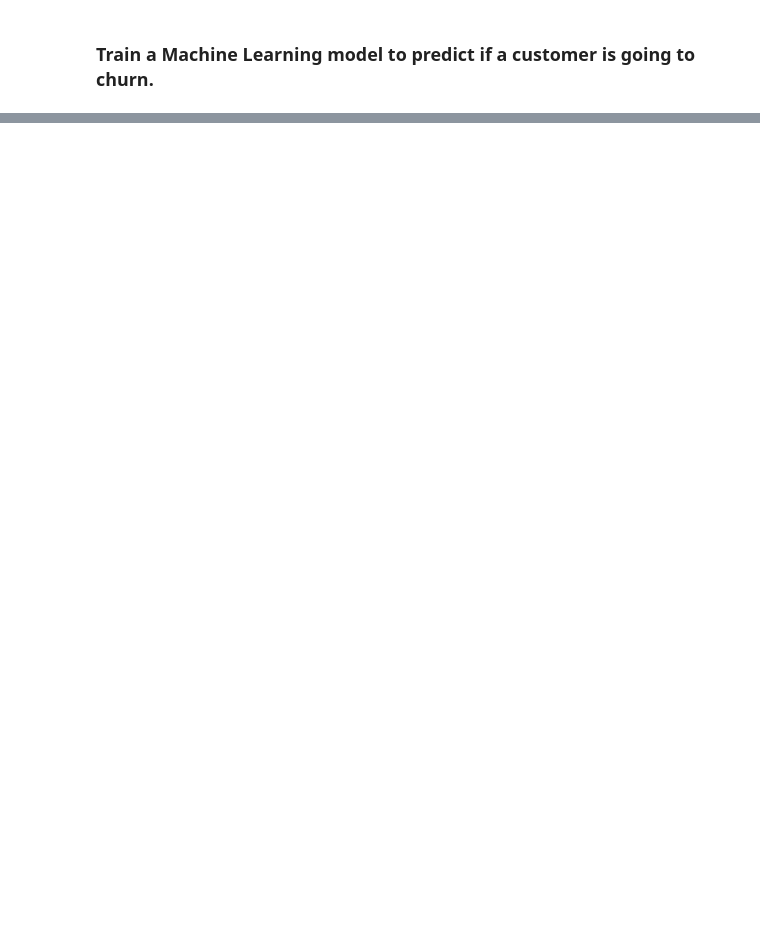
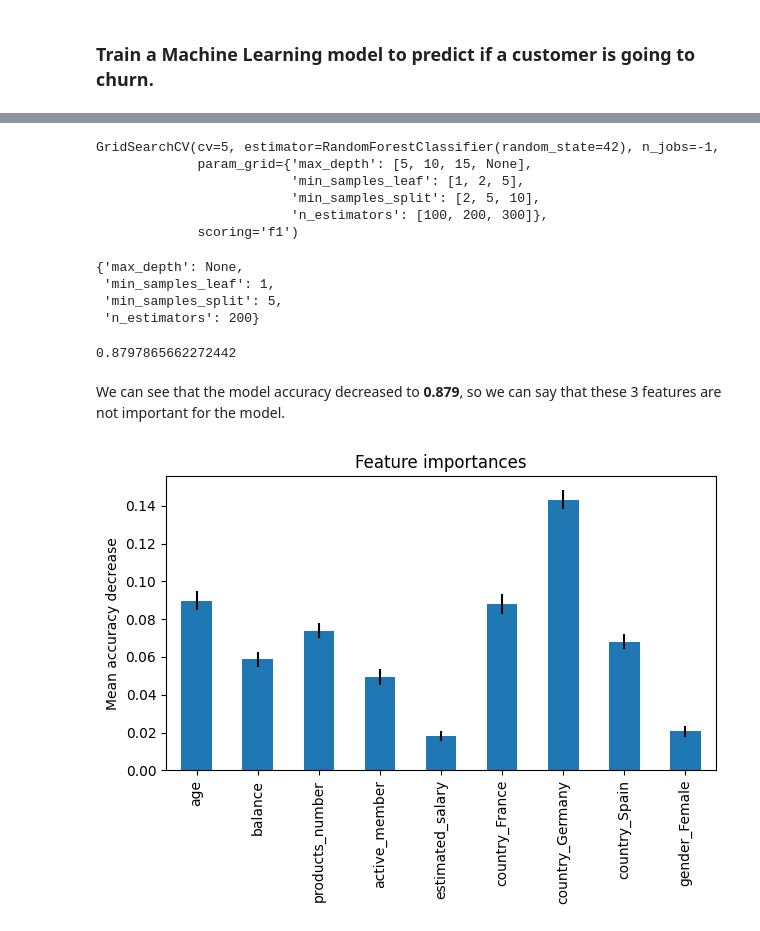
Before and after one commit to Marini97/DS-Assessment, a Jupyter notebook: Exercise 1/train.ipynb, the cells around one changed output, grey strips where cells are left out. Cells and saved outputs as stored; diff of their text form; code cells hidden in the pictures; blank space fills up the shorter version.

```diff
--- a/Exercise 1/train.ipynb
+++ b/Exercise 1/train.ipynb
@@ -210,0 +375,7 @@ sns.barplot(y=models[0]['F1 Score'].keys(), x=models[0]['F1 Score'], color="b")
+# %%
+# drop the 3 least important features
+X = X.drop(low_importance_features, axis=1)
+
+X_train, X_test, y_train, y_test = train_test_split(X, y, test_size=0.2, random_state=42)
+
+X_train.head()
@@ -210,0 +389,38 @@ sns.barplot(y=models[0]['F1 Score'].keys(), x=models[0]['F1 Score'], color="b")
+# %%
+grid_search.fit(X_train, y_train)
+# %% [output]
+GridSearchCV(cv=5, estimator=RandomForestClassifier(random_state=42), n_jobs=-1,
+             param_grid={'max_depth': [5, 10, 15, None],
+                         'min_samples_leaf': [1, 2, 5],
+                         'min_samples_split': [2, 5, 10],
+                         'n_estimators': [100, 200, 300]},
+             scoring='f1')
+# %%
+grid_search.best_params_
+# %% [output]
+{'max_depth': None,
+ 'min_samples_leaf': 1,
+ 'min_samples_split': 5,
+ 'n_estimators': 200}
+# %%
+model = grid_search.best_estimator_
+model.score(X_test, y_test)
+# %% [output]
+0.8797865662272442
+# %% [markdown]
+We can see that the model accuracy decreased to **0.879**, so we can say that these 3 features are not important for the model.
+# %%
+result = permutation_importance(
+    model, X_test, y_test, n_repeats=50, random_state=42, n_jobs=-1
+)
+feature_names = X.columns
+forest_importances = pd.Series(result.importances_mean, index=feature_names)
+# %%
+fig, ax = plt.subplots()
+forest_importances.plot.bar(yerr=result.importances_std, ax=ax)
+ax.set_title("Feature importances")
+ax.set_ylabel("Mean accuracy decrease")
+fig.tight_layout()
+plt.show()
+# %% [output]
+[figure, added]
```
Also changed, not shown: parts of 40 cells of this notebook, 4 other files.
